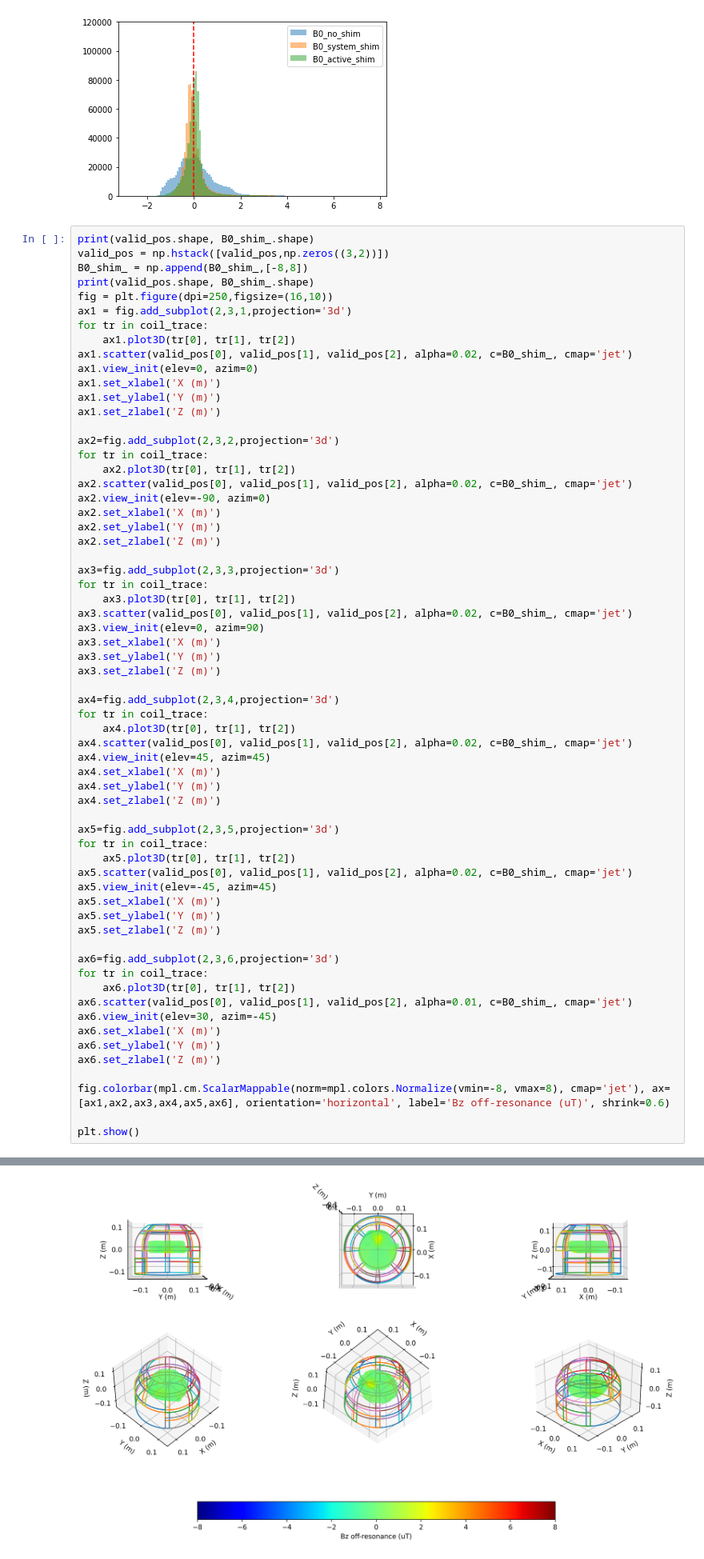
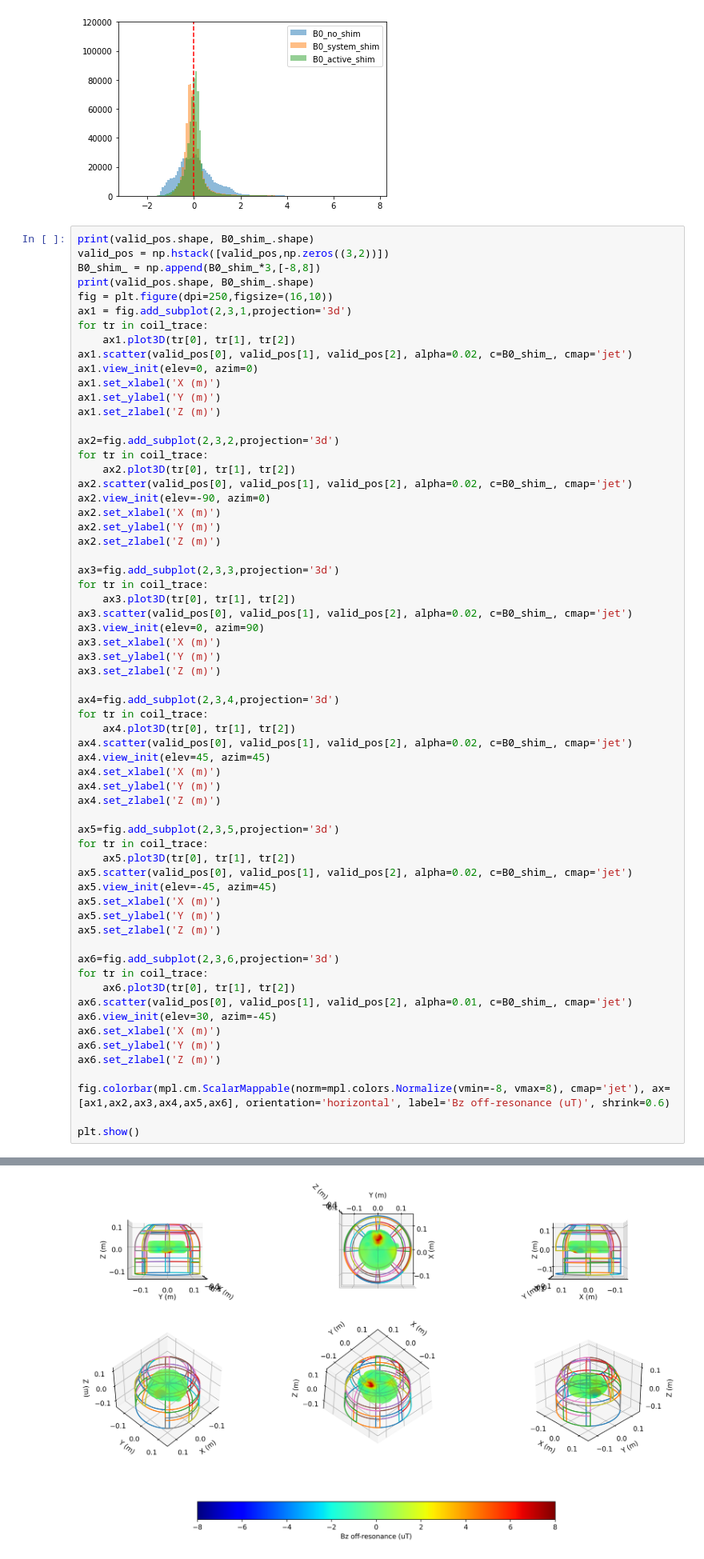
Before and after one commit to bughht/MRI_System_Design, a Jupyter notebook: HW2_2023291007.ipynb, the cells around one changed output, grey strips where cells are left out. Shown at 80% size. Drawn from its saved outputs; the diff is of its cells as text.

Commit message:
Found a image mistake :)

```diff
--- a/HW2_2023291007.ipynb
+++ b/HW2_2023291007.ipynb
@@ -53,7 +53,7 @@ dict_keys(['__header__', '__version__', '__globals__', 'B0_active_shim', 'B0_no_
 # %%
 print(valid_pos.shape, B0_shim_.shape)
 valid_pos = np.hstack([valid_pos,np.zeros((3,2))])
-B0_shim_ = np.append(B0_shim_,[-8,8])
+B0_shim_ = np.append(B0_shim_*3,[-8,8])
 print(valid_pos.shape, B0_shim_.shape)
 fig = plt.figure(dpi=250,figsize=(16,10))
 ax1 = fig.add_subplot(2,3,1,projection='3d')
@@ -89,34 +89,34 @@ for tr in coil_trace:
 ax4.scatter(valid_pos[0], valid_pos[1], valid_pos[2], alpha=0.02, c=B0_shim_, cmap='jet')
 ax4.view_init(elev=45, azim=45)
 ax4.set_xlabel('X (m)')
 ax4.set_ylabel('Y (m)')
 ax4.set_zlabel('Z (m)')
 
 ax5=fig.add_subplot(2,3,5,projection='3d')
 for tr in coil_trace:
     ax5.plot3D(tr[0], tr[1], tr[2])
 ax5.scatter(valid_pos[0], valid_pos[1], valid_pos[2], alpha=0.02, c=B0_shim_, cmap='jet')
 ax5.view_init(elev=-45, azim=45)
 ax5.set_xlabel('X (m)')
 ax5.set_ylabel('Y (m)')
 ax5.set_zlabel('Z (m)')
 
 ax6=fig.add_subplot(2,3,6,projection='3d')
 for tr in coil_trace:
     ax6.plot3D(tr[0], tr[1], tr[2])
 ax6.scatter(valid_pos[0], valid_pos[1], valid_pos[2], alpha=0.01, c=B0_shim_, cmap='jet')
 ax6.view_init(elev=30, azim=-45)
 ax6.set_xlabel('X (m)')
 ax6.set_ylabel('Y (m)')
 ax6.set_zlabel('Z (m)')
 
 fig.colorbar(mpl.cm.ScalarMappable(norm=mpl.colors.Normalize(vmin=-8, vmax=8), cmap='jet'), ax=[ax1,ax2,ax3,ax4,ax5,ax6], orientation='horizontal', label='Bz off-resonance (uT)', shrink=0.6)
 
 plt.show()
 # %% [output]
 (3, 620785) (620785,)
 (3, 620787) (620787,)
-[figure, old version]
+[figure, new version]
 # %%
 L2_active_shim_result = loadmat('norm_particleswarm_results.mat')
 L1_active_shim_result = loadmat('L1_particleswarm_results.mat')
```
Also changed, not shown: 1 other file.
